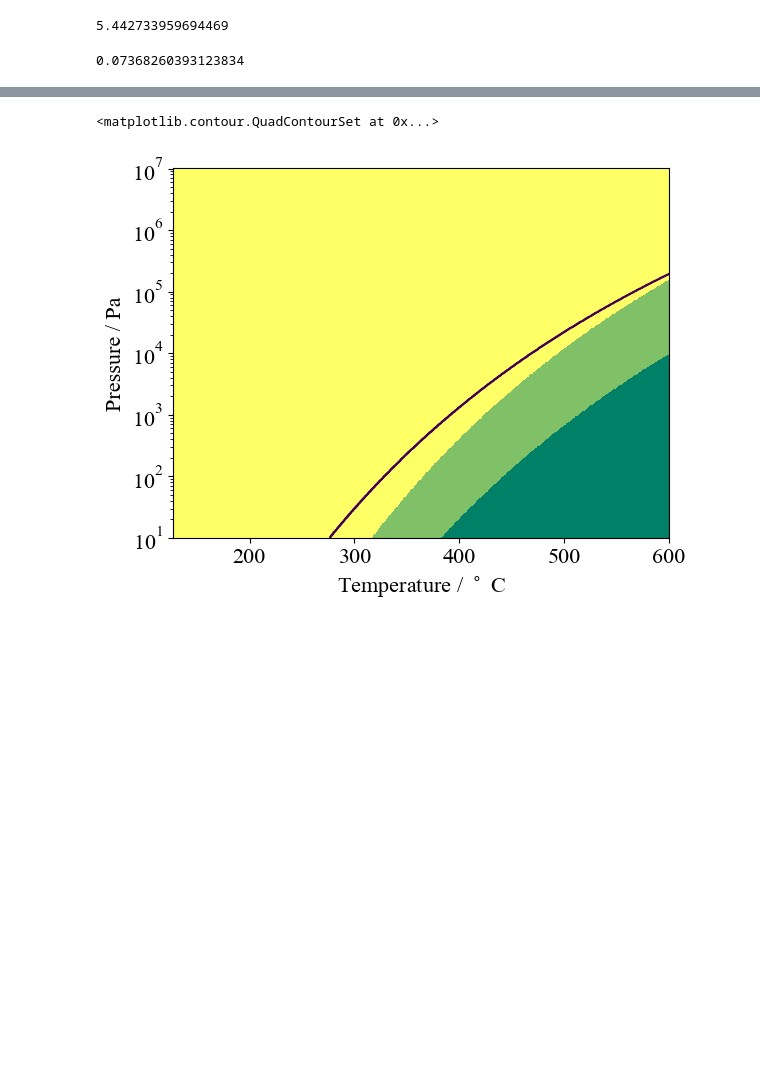
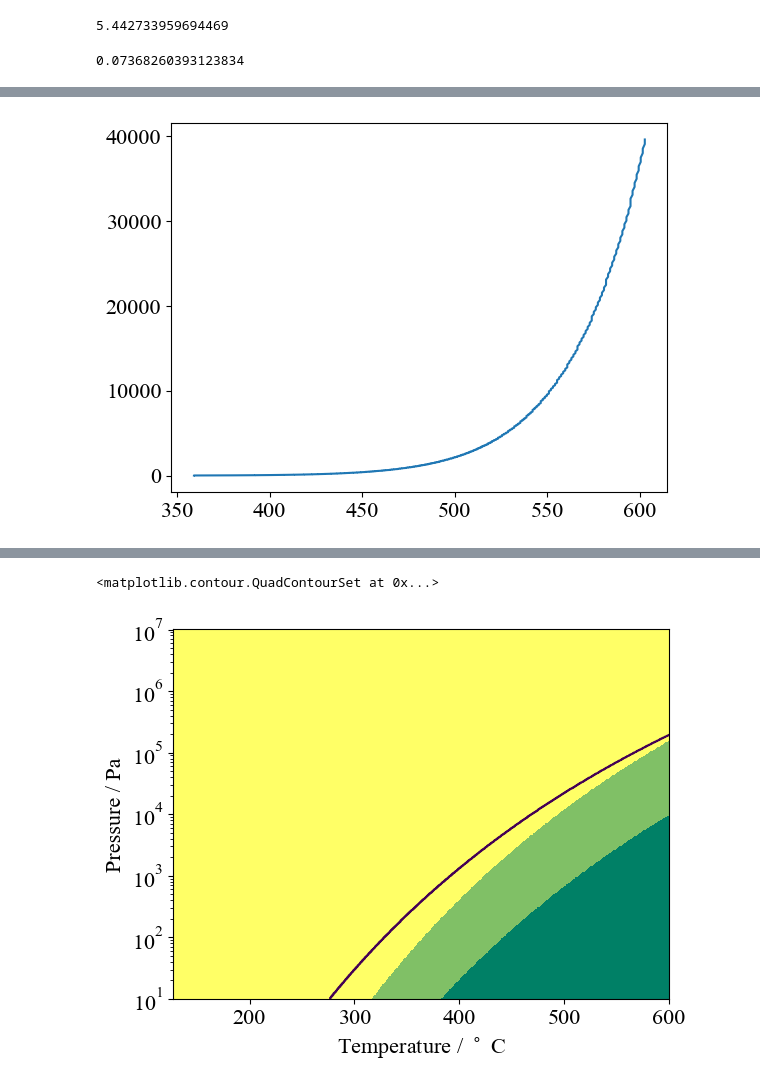
Before and after one commit to NU-CEM/2023_BaZrS3_Thermodynamic_Model, a Jupyter notebook: thermodynamics_reanalysis.ipynb, the cells around one changed output, grey strips where cells are left out. Saved outputs shown, nothing was run; the diff lists cells and outputs as text; code cells hidden in the pictures; blank space fills up the shorter version.

```diff
--- a/thermodynamics_reanalysis.ipynb
+++ b/thermodynamics_reanalysis.ipynb
@@ -138,0 +192,10 @@ plt.show()
+# %%
+
+# check and select region of interest (up to 600C): so this fit will be valid 10^1 --> 10^7 Pa and 127 to 600 C
+plt.plot(T[temperature_indices][:600]- 273.15,P.flatten()[pressure_indices][:600])
+#plt.yscale("log")
+
+T_values = T[temperature_indices][:600]- 273.15
+P_values = P.flatten()[pressure_indices][:600]
+# %% [output]
+[figure, added]
```
Also changed, not shown: parts of 18 cells of this notebook.
